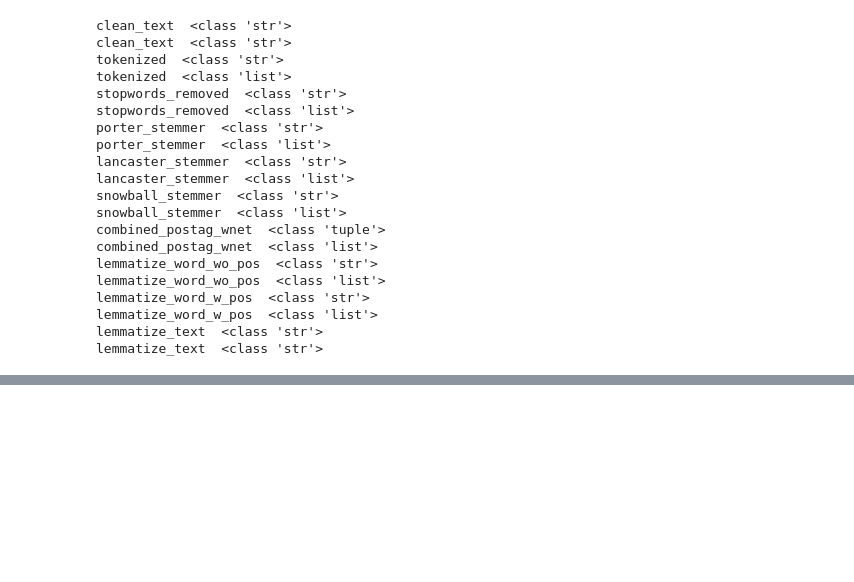
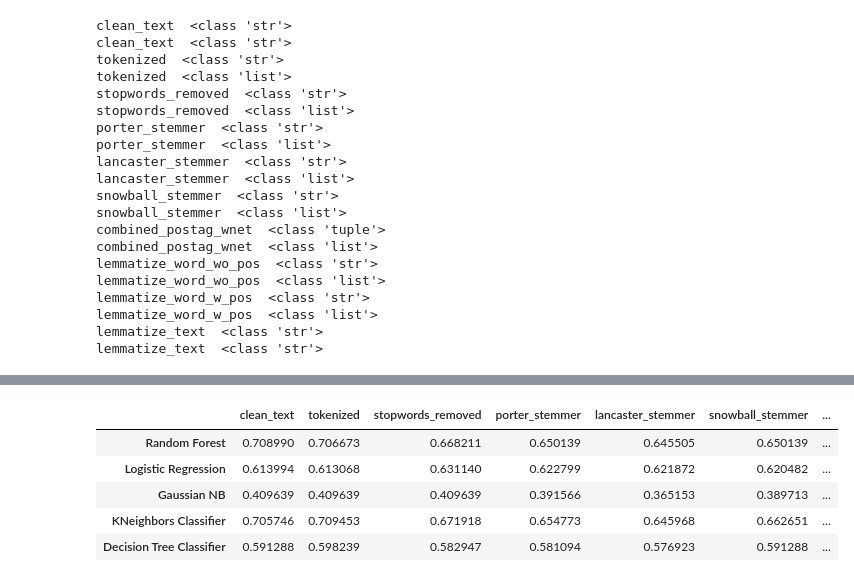
Before and after one commit to ABDULLAHHG/NLP-Twitter-Disaster-Classifier, a Jupyter notebook: NLP Twitter Disaster Classifier.ipynb, the cells around one changed output, grey strips where cells are left out. Cells and saved outputs as stored; diff of their text form; code cells hidden in the pictures; blank space fills up the shorter version.

```diff
--- a/NLP Twitter Disaster Classifier.ipynb
+++ b/NLP Twitter Disaster Classifier.ipynb
@@ -560,0 +542,9 @@ model_RandomForest_accurcy
+# %%
+model_accuracies_df_train_and_test
+# %% [output]
+|  | clean_text | tokenized | stopwords_removed | porter_stemmer | lancaster_stemmer | snowball_stemmer | ... |
+| Random Forest | 0.708990 | 0.706673 | 0.668211 | 0.650139 | 0.645505 | 0.650139 | ... |
+| Logistic Regression | 0.613994 | 0.613068 | 0.631140 | 0.622799 | 0.621872 | 0.620482 | ... |
+| Gaussian NB | 0.409639 | 0.409639 | 0.409639 | 0.391566 | 0.365153 | 0.389713 | ... |
+| KNeighbors Classifier | 0.705746 | 0.709453 | 0.671918 | 0.654773 | 0.645968 | 0.662651 | ... |
+| Decision Tree Classifier | 0.591288 | 0.598239 | 0.582947 | 0.581094 | 0.576923 | 0.591288 | ... |
```
Also changed, not shown: parts of 32 cells of this notebook.
